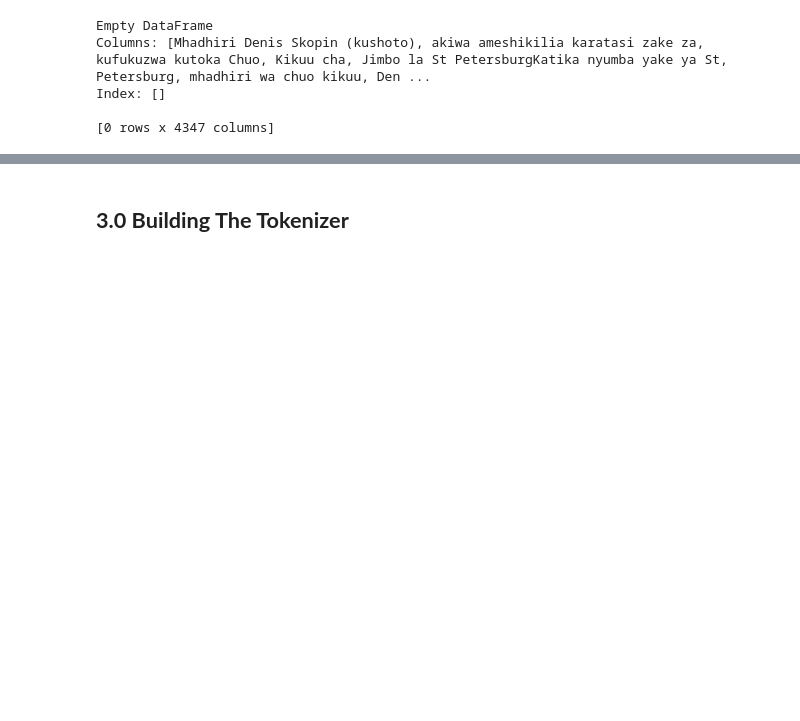
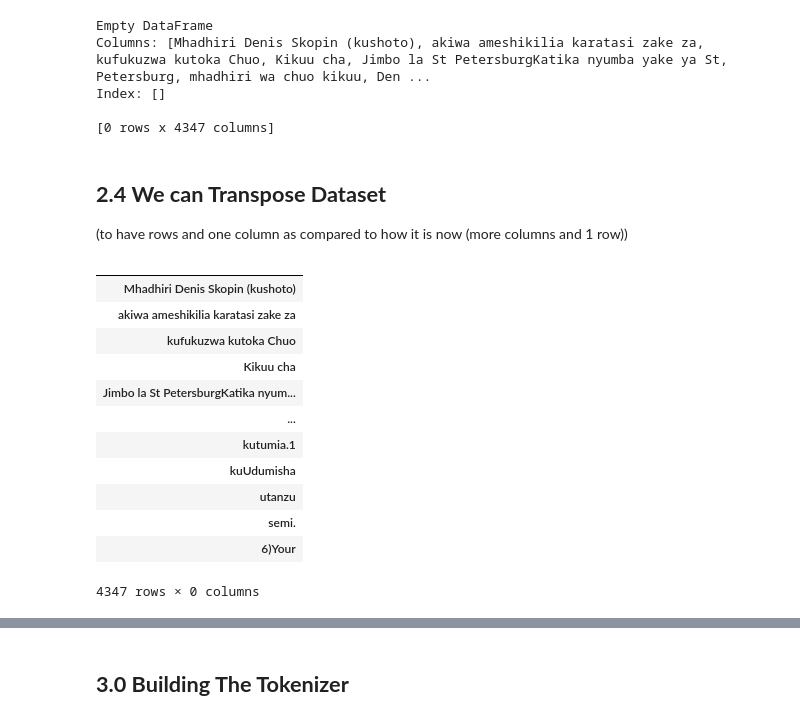
Before and after one commit to rdkdaniel/The-Swahili-Project, a Jupyter notebook: The_Tokenizer.ipynb, the cells around one changed output, grey strips where cells are left out. Saved outputs shown, nothing was run; the diff lists cells and outputs as text; code cells hidden in the pictures; blank space fills up the shorter version.

```diff
--- a/The_Tokenizer.ipynb
+++ b/The_Tokenizer.ipynb
@@ -188,3 +188,23 @@ Columns: [Mhadhiri Denis Skopin (kushoto), akiwa ameshikilia karatasi zake za, k
 Index: []
 
 [0 rows x 4347 columns]
+# %% [markdown]
+## **2.4 We can Transpose Dataset**
+
+(to have rows and one column as compared to how it is now (more columns and 1 row))
+# %%
+df_merged.T
+# %% [output]
+|  |
+| Mhadhiri Denis Skopin (kushoto) |
+| akiwa ameshikilia karatasi zake za |
+| kufukuzwa kutoka Chuo |
+| Kikuu cha |
+| Jimbo la St PetersburgKatika nyum... |
+| ... |
+| kutumia.1 |
+| kuUdumisha |
+| utanzu |
+| semi. |
+| 6)Your |
+4347 rows × 0 columns
```
Also changed, not shown: parts of 1 cell of this notebook.
